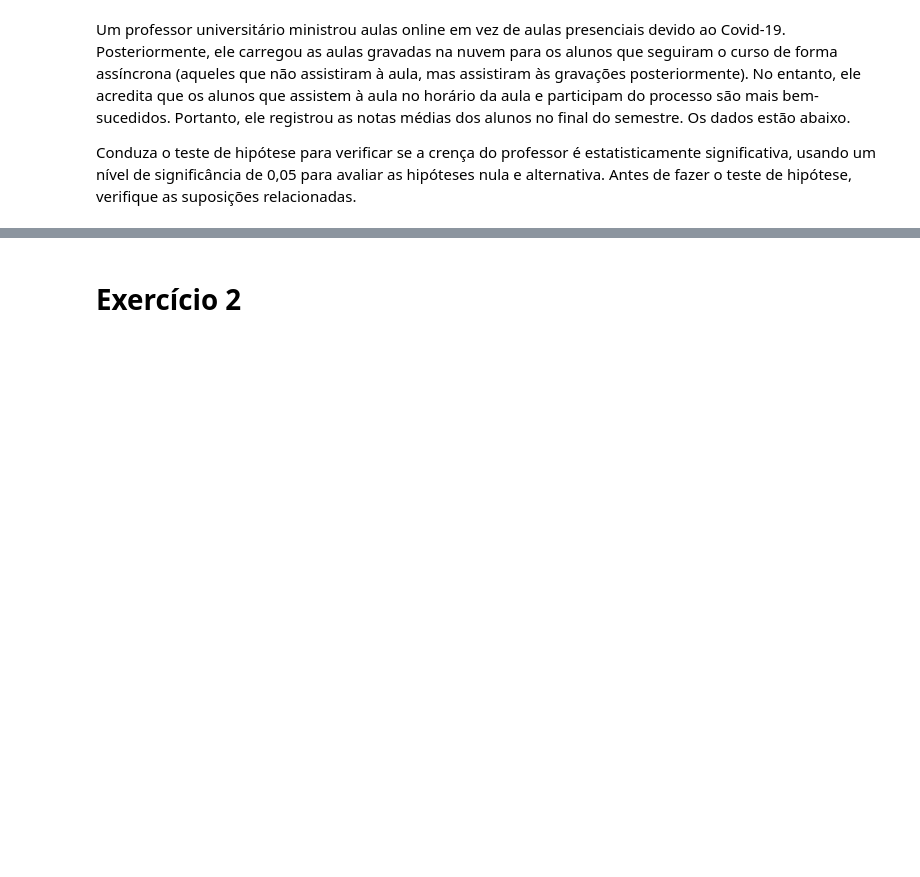
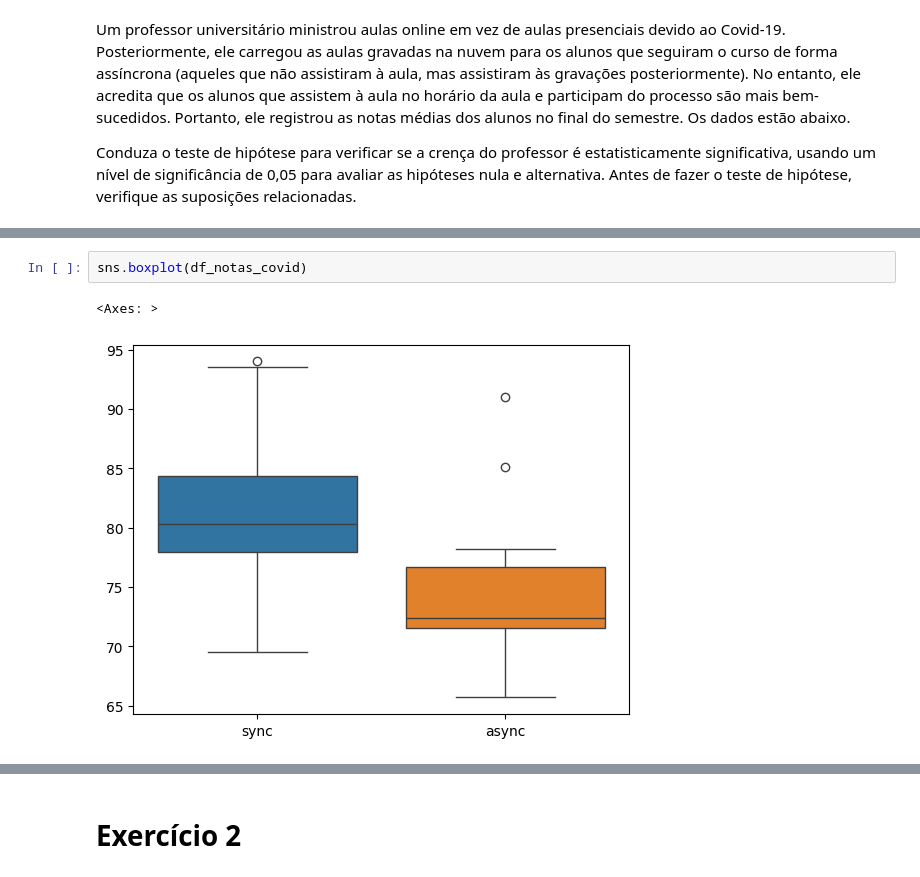
Before and after one commit to stephanyresque/Ciencia-de-dados-2, a Jupyter notebook: mes01/10_01_25_2.ipynb, the cells around one changed output, grey strips where cells are left out. Cells and saved outputs as stored; diff of their text form; blank space fills up the shorter version.

```diff
--- a/mes01/10_01_25_2.ipynb
+++ b/mes01/10_01_25_2.ipynb
@@ -32,0 +71,5 @@ df_notas_covid
+# %%
+sns.boxplot(df_notas_covid)
+# %% [output]
+<Axes: >
+[figure, added]
```
Also changed, not shown: parts of 53 cells of this notebook.
